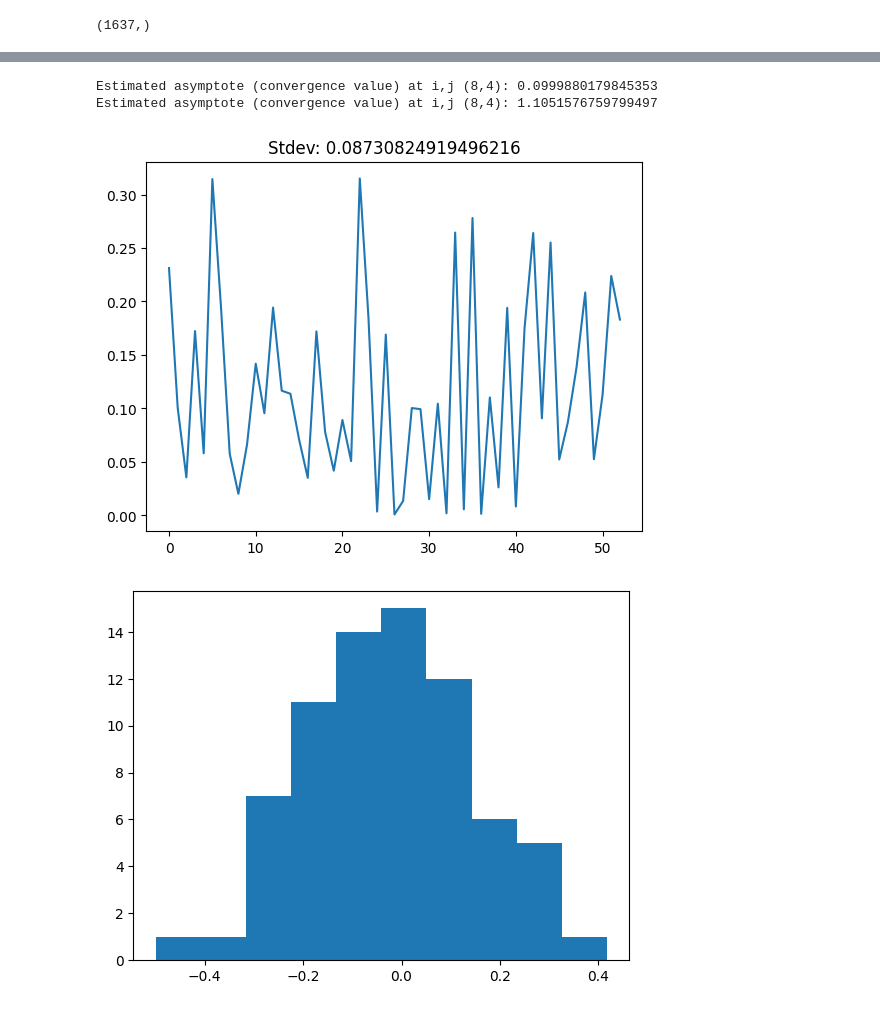
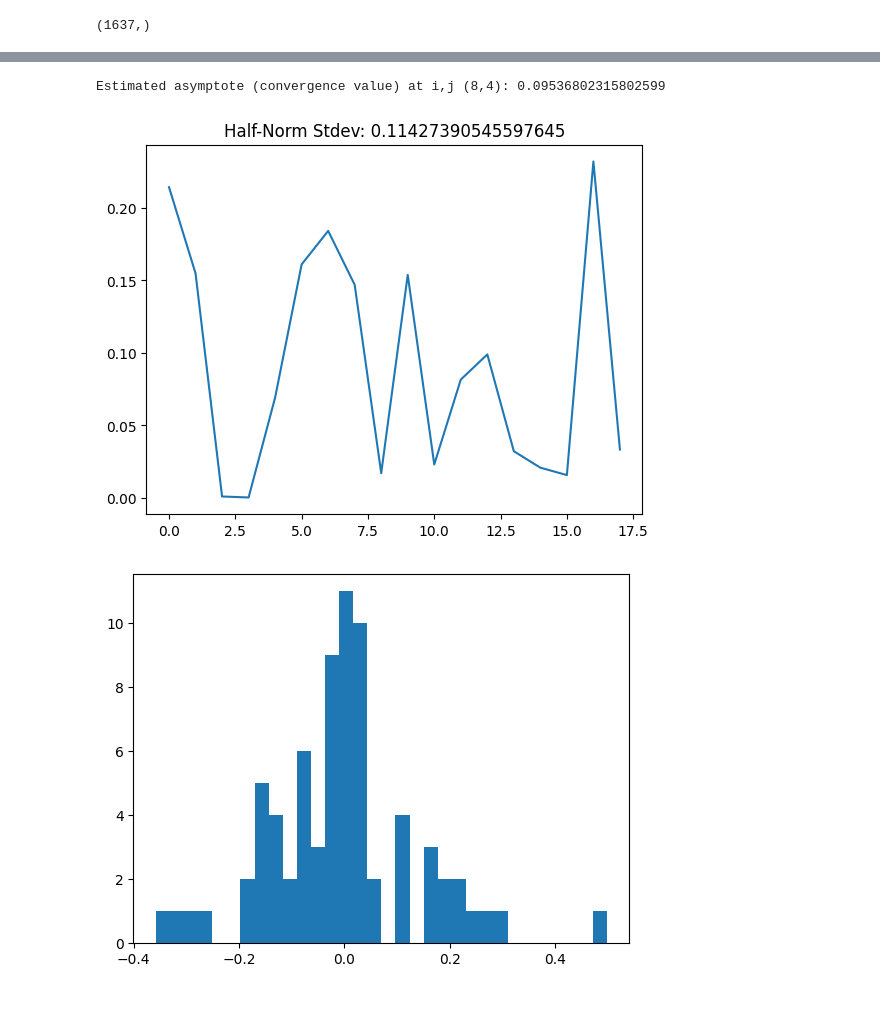
Before and after one commit to Jairik/Chick-Counting, a Jupyter notebook: rgb/mm_tp.ipynb, the cells around one changed output, grey strips where cells are left out. Saved outputs shown, nothing was run; the diff lists cells and outputs as text; code cells hidden in the pictures.

Commit message:
large progress for math computational analysis on candidate softplus metamodel

```diff
--- a/rgb/mm_tp.ipynb
+++ b/rgb/mm_tp.ipynb
@@ -1315,10 +1314,10 @@ plt.show()
 # %%
-with open('bb_iou_'+str(5)+'0.pkl', 'rb') as file:
+with open('bb_iou_'+str(7)+'0.pkl', 'rb') as file:
     tmp_load = pickle.load(file)
     trainer, event_tuple, report, metrics = tmp_load
 
 inc_pred, cum_pred, metrics = walk_forward_eval(event_tuple[0], event_tuple[1], report['frame_index'].values, report['cum_true'].values,
-            TrainerCtor=lambda: GroupedSoftplusSGDVector(lr=(5 / 10 ** 1), epochs=(10), l2=5e-3, clip=2.0,
+            TrainerCtor=lambda: GroupedSoftplusSGDVector(lr=0.125, epochs=(15), l2=5e-2, clip=2.0,
             report_every=50, early_stop_patience=50),
             verbose=False)
 
@@ -1355,13 +1354,13 @@ plt.show()
 
 print(f"Estimated asymptote (convergence value) at i,j ({i},{j}):", L_hat)
 
-static_yhat = yhat_perf[40:]
-stdev_static = np.std(static_yhat)
+static_yhat = yhat_perf[75:]
+stdev_static = np.mean(static_yhat) * np.sqrt(np.pi / 2)
 
 plt.plot(static_yhat)
-plt.title(f'Stdev: {stdev_static}')
+plt.title(f'Half-Norm Stdev: {stdev_static}')
 plt.show()
 
-plt.hist(((inc_pred-inc_true)/inc_true)[20:])
+plt.hist(((inc_pred-inc_true)/inc_true)[20:], bins=32)
 plt.show()
 # %% [output]
@@ -1369,7 +1368,6 @@ plt.show()
-Estimated asymptote (convergence value) at i,j (8,4): 0.0999880179845353
-Estimated asymptote (convergence value) at i,j (8,4): 1.1051576759799497
+Estimated asymptote (convergence value) at i,j (8,4): 0.09536802315802599
-[figure, old version]
+[figure, new version]
-[figure, old version]
+[figure, new version]
 # %%
 def exp_abs_dev_at_t(t):
     return 1-(np.sqrt(2/np.pi) * stdev_static / np.sqrt(t))
```
Also changed, not shown: parts of 5 cells of this notebook, 2 other files.
